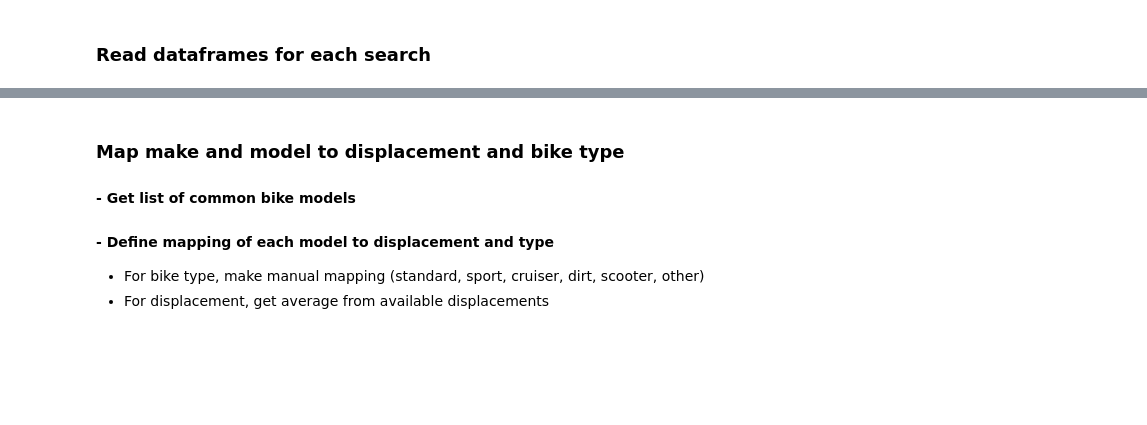
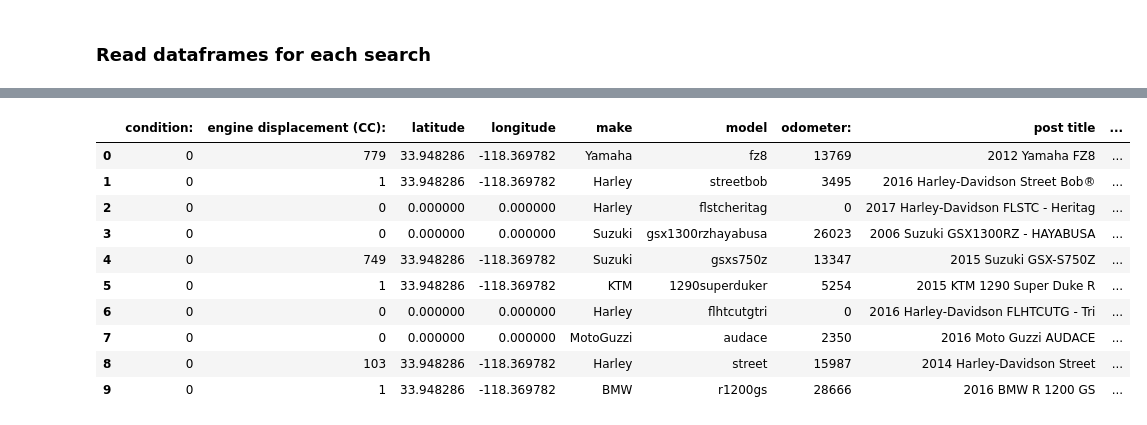
Before and after one commit to sjkenny/cl-scraper, a Jupyter notebook: scraper_v2.ipynb, the cells around one changed output, grey strips where cells are left out. Saved outputs shown, nothing was run; the diff lists cells and outputs as text; code cells hidden in the pictures; blank space fills up the shorter version.

```diff
--- a/scraper_v2.ipynb
+++ b/scraper_v2.ipynb
@@ -307,14 +282,7 @@ if __name__ == '__main__':
 #        html, encoding = read_search_results()
 #    else:
 
-
-
-    #urls = get_nationwide_links()
-
-    #regions = get_all_regions()
-    #print(len(urls))
-    #################### get region ####################
-
+    #################### scrape all results in specified state ####################
     flat_list = get_region('Minnesota')
     d2=[]
     #print(flat_list)
@@ -323,15 +291,11 @@ if __name__ == '__main__':
         if url_list!=None:
             d = scrape_region_async(url_list)
             d2.append(d)
-
-    #url_list = get_all_links([flat_list[0]])
     d3 = [item for sublist in d2 for item in sublist] #flatten list
     df = pd.DataFrame(d3)
-    #df.to_pickle('C:/Users/sam/jupyter/CA_dealer.pkl')
-    #df
-    df
+    ###############################################################################
 
-    #####################################################
+
     filename="C:/Users/sam/jupyter/links.html"
     filename_all = "C:/Users/sam/jupyter/results.html"
     url_test = "https://sfbay.craigslist.org/eby/mcy/d/suzuki-gs500f-2003/6550035515.html"
@@ -651,6 +575,14 @@ df_p_dealer = process_post_titles(df_dealer)
-# %% [markdown]
-### Map make and model to displacement and bike type
-#### - Get list of common bike models
-#### - Define mapping of each model to displacement and type
-- For bike type, make manual mapping (standard, sport, cruiser, dirt, scooter, other)
-- For displacement, get average from available displacements
+# %%
+df_p_dealer.head(10)
+# %% [output]
+|  | condition: | engine displacement (CC): | latitude | longitude | make | model | odometer: | post title | ... |
+| 0 | 0 | 779 | 33.948286 | -118.369782 | Yamaha | fz8 | 13769 | 2012 Yamaha FZ8 | ... |
+| 1 | 0 | 1 | 33.948286 | -118.369782 | Harley | streetbob | 3495 | 2016 Harley-Davidson Street Bob® | ... |
+| 2 | 0 | 0 | 0.000000 | 0.000000 | Harley | flstcheritag | 0 | 2017 Harley-Davidson FLSTC - Heritag | ... |
+| 3 | 0 | 0 | 0.000000 | 0.000000 | Suzuki | gsx1300rzhayabusa | 26023 | 2006 Suzuki GSX1300RZ - HAYABUSA | ... |
+| 4 | 0 | 749 | 33.948286 | -118.369782 | Suzuki | gsxs750z | 13347 | 2015 Suzuki GSX-S750Z | ... |
+| 5 | 0 | 1 | 33.948286 | -118.369782 | KTM | 1290superduker | 5254 | 2015 KTM 1290 Super Duke R | ... |
+| 6 | 0 | 0 | 0.000000 | 0.000000 | Harley | flhtcutgtri | 0 | 2016 Harley-Davidson FLHTCUTG - Tri | ... |
+| 7 | 0 | 0 | 0.000000 | 0.000000 | MotoGuzzi | audace | 2350 | 2016 Moto Guzzi AUDACE | ... |
+| 8 | 0 | 103 | 33.948286 | -118.369782 | Harley | street | 15987 | 2014 Harley-Davidson Street | ... |
+| 9 | 0 | 1 | 33.948286 | -118.369782 | BMW | r1200gs | 28666 | 2016 BMW R 1200 GS | ... |
```
Also changed, not shown: parts of 27 cells of this notebook, 7 other files.
